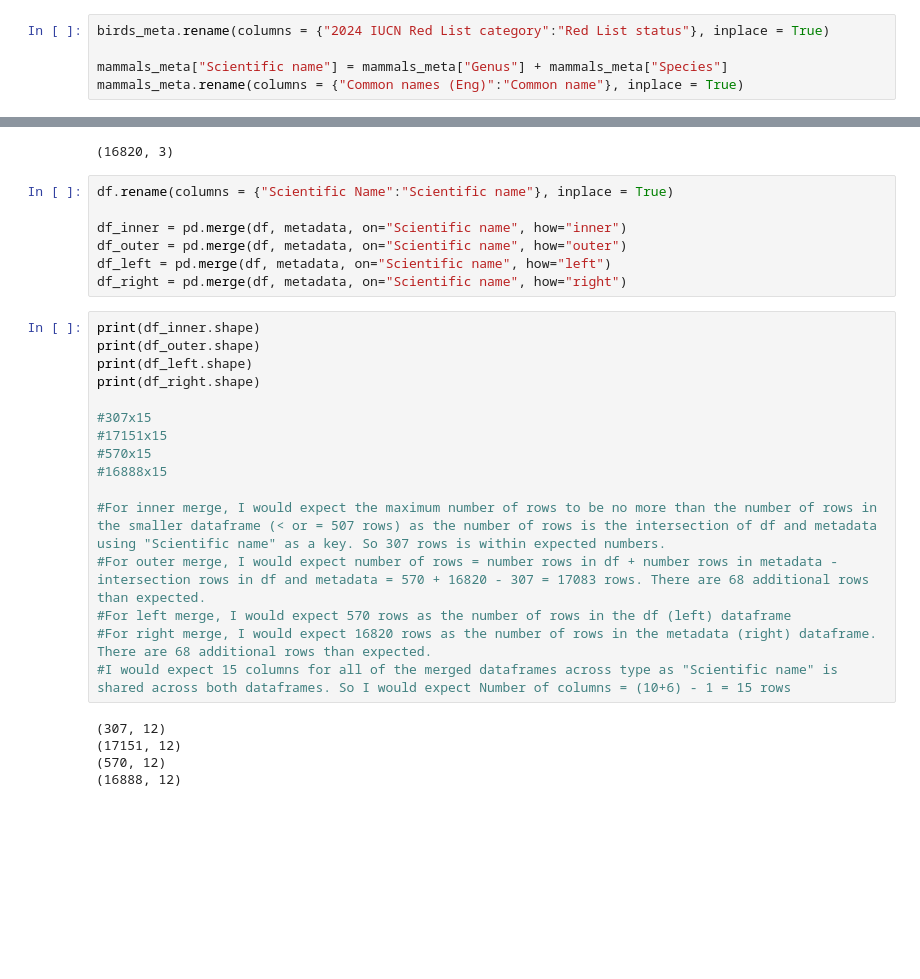
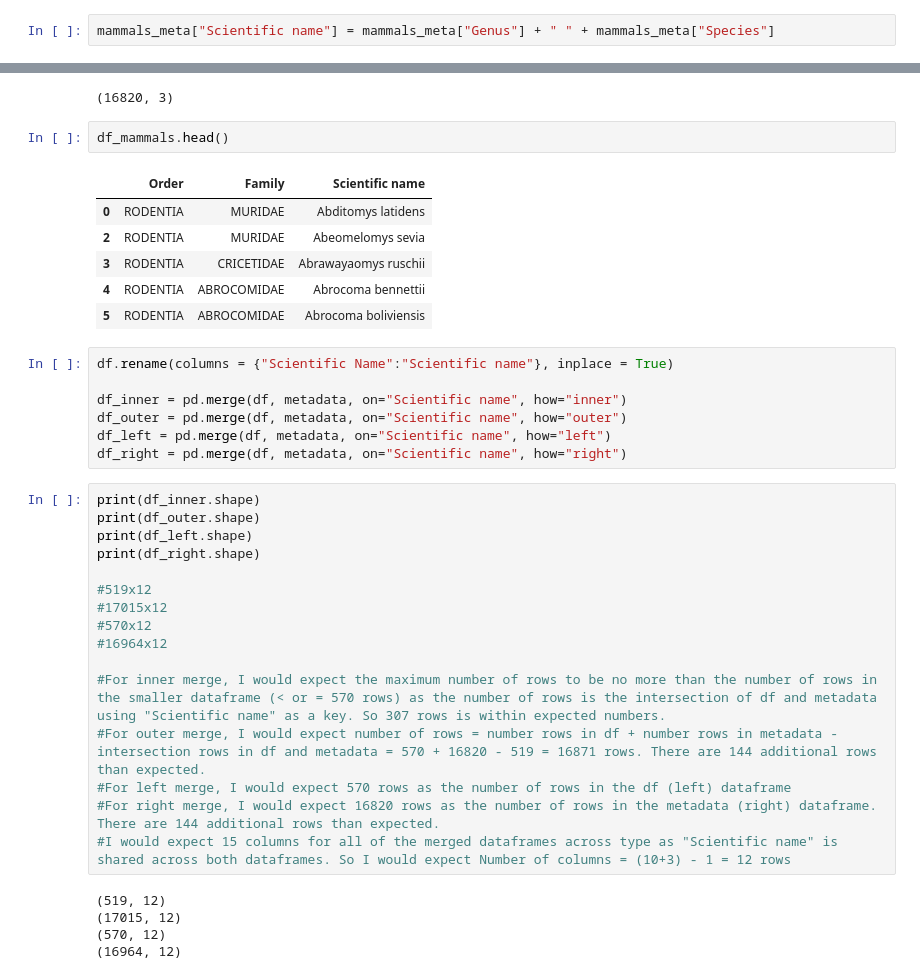
Before and after one commit to rachelhirota/MPM_200_Hirota, a Jupyter notebook: code/MPM200_Session9.ipynb, the cells around one changed output, grey strips where cells are left out. Cells and saved outputs as stored; diff of their text form; blank space fills up the shorter version.

```diff
--- a/code/MPM200_Session9.ipynb
+++ b/code/MPM200_Session9.ipynb
@@ -176,10 +176,7 @@ Index(['Species ID', 'Kingdom', 'Phylum', 'Class', 'Order', 'Family', 'Genus',
        'Year assessed', 'Population trend', 'Petitioned'],
       dtype='object')
 # %%
-birds_meta.rename(columns = {"2024 IUCN Red List category":"Red List status"}, inplace = True)
-
-mammals_meta["Scientific name"] = mammals_meta["Genus"] + mammals_meta["Species"]
-mammals_meta.rename(columns = {"Common names (Eng)":"Common name"}, inplace = True)
+mammals_meta["Scientific name"] = mammals_meta["Genus"] + " " + mammals_meta["Species"]
 # %%
 mammals_meta = mammals_meta[mammals_meta["Class"]=="MAMMALIA"]
 df_mammals = mammals_meta[["Order", "Family", "Scientific name"]]
@@ -200,6 +197,15 @@ metadata.shape
 (5622, 3)
 (11198, 3)
 (16820, 3)
+# %%
+df_mammals.head()
+# %% [output]
+|  | Order | Family | Scientific name |
+| 0 | RODENTIA | MURIDAE | Abditomys latidens |
+| 2 | RODENTIA | MURIDAE | Abeomelomys sevia |
+| 3 | RODENTIA | CRICETIDAE | Abrawayaomys ruschii |
+| 4 | RODENTIA | ABROCOMIDAE | Abrocoma bennettii |
+| 5 | RODENTIA | ABROCOMIDAE | Abrocoma boliviensis |
 # %%
 df.rename(columns = {"Scientific Name":"Scientific name"}, inplace = True)
 
@@ -213,19 +219,19 @@ print(df_outer.shape)
 print(df_left.shape)
 print(df_right.shape)
 
-#307x15
-#17151x15
-#570x15
-#16888x15
+#519x12
+#17015x12
+#570x12
+#16964x12
 
-#For inner merge, I would expect the maximum number of rows to be no more than the number of rows in the smaller dataframe (< or = 507 rows) as the number of rows is the intersection of df and metadata using "Scientific name" as a key. So 307 rows is within expected numbers.
-#For outer merge, I would expect number of rows = number rows in df + number rows in metadata - intersection rows in df and metadata = 570 + 16820 - 307 = 17083 rows. There are 68 additional rows than expected.
+#For inner merge, I would expect the maximum number of rows to be no more than the number of rows in the smaller dataframe (< or = 570 rows) as the number of rows is the intersection of df and metadata using "Scientific name" as a key. So 307 rows is within expected numbers.
+#For outer merge, I would expect number of rows = number rows in df + number rows in metadata - intersection rows in df and metadata = 570 + 16820 - 519 = 16871 rows. There are 144 additional rows than expected.
 #For left merge, I would expect 570 rows as the number of rows in the df (left) dataframe
-#For right merge, I would expect 16820 rows as the number of rows in the metadata (right) dataframe. There are 68 additional rows than expected.
-#I would expect 15 columns for all of the merged dataframes across type as "Scientific name" is shared across both dataframes. So I would expect Number of columns = (10+6) - 1 = 15 rows
+#For right merge, I would expect 16820 rows as the number of rows in the metadata (right) dataframe. There are 144 additional rows than expected.
+#I would expect 15 columns for all of the merged dataframes across type as "Scientific name" is shared across both dataframes. So I would expect Number of columns = (10+3) - 1 = 12 rows
 # %% [output]
-(307, 12)
-(17151, 12)
+(519, 12)
+(17015, 12)
 (570, 12)
-(16888, 12)
+(16964, 12)
 # %%
```
Also changed, not shown: parts of 2 cells of this notebook.
